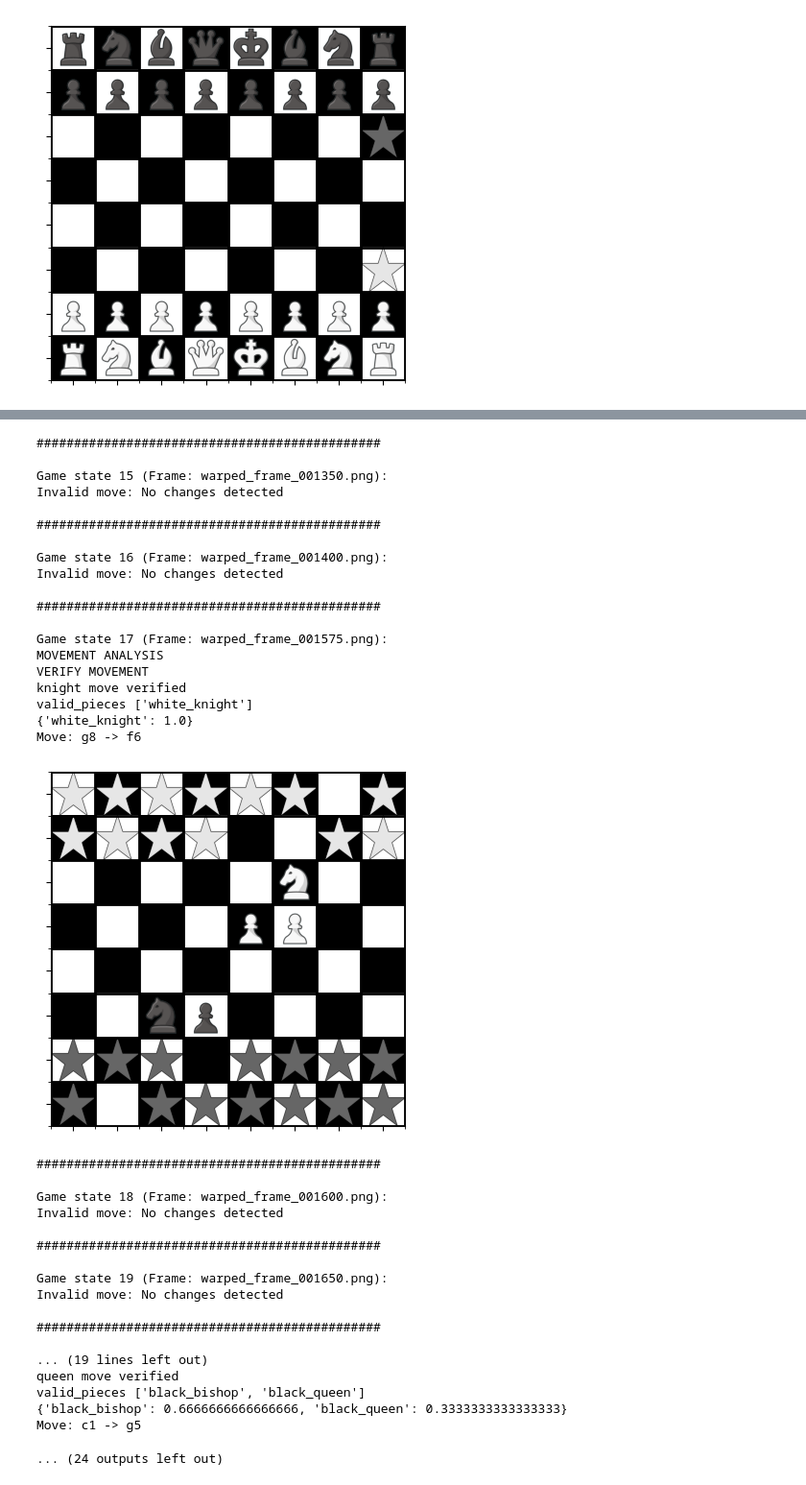
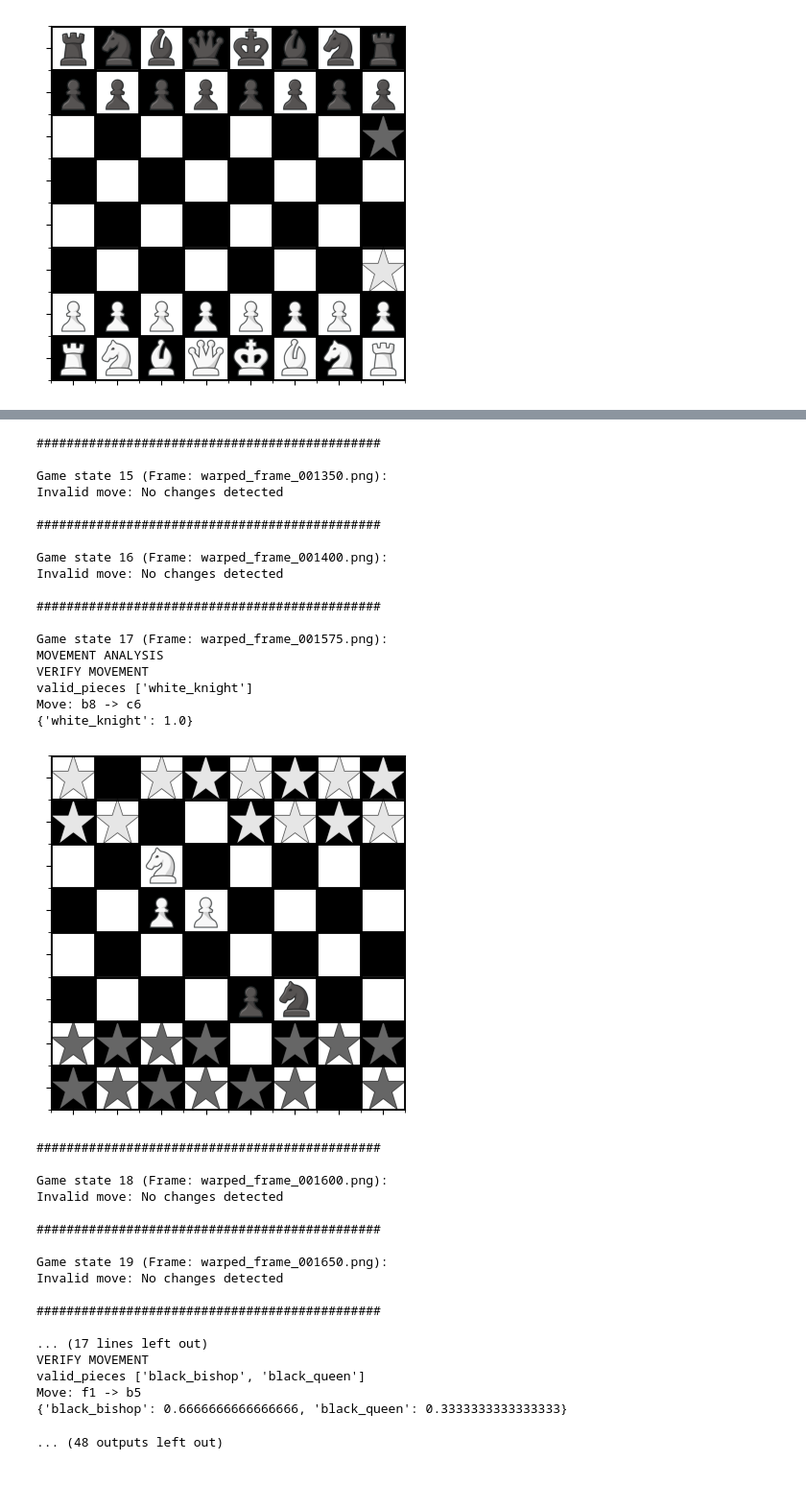
Before and after one commit to Mariusfaitducode/ChessVision, a Jupyter notebook: src/task3/game_analysis.ipynb, the cells around one changed output, grey strips where cells are left out. Shown at 96% size. Cells and saved outputs as stored; diff of their text form; code cells hidden in the pictures.

```diff
--- a/src/task3/game_analysis.ipynb
+++ b/src/task3/game_analysis.ipynb
@@ -39,6 +39,8 @@ with open('game_state.json', 'r') as f:
 
 
 last_game_state = game_data['game_states'][0]['gs']
+
+last_game_state = np.fliplr(last_game_state.copy())
 
 actualized_game_state = {}
 
@@ -54,6 +56,9 @@ for i, state in enumerate(game_data['game_states'][1:]):
 
     curr_state = np.array(state['gs'])
 
+    # prev_state = np.fliplr(prev_state.copy())
+    curr_state = np.fliplr(curr_state.copy())
+
     move_analysis = analyze_move(last_game_state, curr_state)
 
     valid_move = move_analysis['valid']
@@ -62,31 +67,36 @@ for i, state in enumerate(game_data['game_states'][1:]):
 
         last_game_state = curr_state.copy()
 
-        new_game_state, board, piece_certainty = actualize_game_state(actualized_game_state, move_analysis, curr_state)
 
-        # print(new_game_state)
+        if move_analysis['move_type'] == 'castling':
+
+            new_game_state, board, piece_certainty = actualize_game_state_with_castling(actualized_game_state, move_analysis, curr_state)
+
+        else:
+
+
+            new_game_state, board, piece_certainty = actualize_game_state(actualized_game_state, move_analysis, curr_state)
+
+
+            from_pos = move_analysis['from_pos']
+            to_pos = move_analysis['to_pos']
+            piece = move_analysis['piece']
+
+            valid_pices = move_analysis['valid_pieces']
+
+            # Convertir les positions en notation d'échecs
+            from_square = f"{chr(97 + from_pos[1])}{8 - from_pos[0]}"
+            to_square = f"{chr(97 + to_pos[1])}{8 - to_pos[0]}"
+
+            if move_analysis['move_type'] == 'move':
+
+                print(f"Move: {from_square} -> {to_square}")
+
+            else:  # capture
+                print(f"Capture: {from_square} x {to_square}")
+
 
         print(piece_certainty)
-
-
-        from_pos = move_analysis['from_pos']
-        to_pos = move_analysis['to_pos']
-        piece = move_analysis['piece']
-
-        valid_pices = move_analysis['valid_pieces']
-
-        # Convertir les positions en notation d'échecs
-        from_square = f"{chr(97 + from_pos[1])}{8 - from_pos[0]}"
-        to_square = f"{chr(97 + to_pos[1])}{8 - to_pos[0]}"
-
-        if move_analysis['move_type'] == 'move':
-
-            print(f"Move: {from_square} -> {to_square}")
-
-        else:  # capture
-            print(f"Capture: {from_square} x {to_square}")
-
-        # print(curr_state)
         draw_chessboard(board, show=True)
 
 
@@ -163,23 +172,22 @@ Move: d2 -> d3
 ##############################################
 
 Game state 15 (Frame: warped_frame_001350.png):
 Invalid move: No changes detected
 
 ##############################################
 
 Game state 16 (Frame: warped_frame_001400.png):
 Invalid move: No changes detected
 
 ##############################################
 
 Game state 17 (Frame: warped_frame_001575.png):
 MOVEMENT ANALYSIS
 VERIFY MOVEMENT
-knight move verified
 valid_pieces ['white_knight']
+Move: b8 -> c6
 {'white_knight': 1.0}
-Move: g8 -> f6
-[figure, old version]
+[figure, new version]
 ##############################################
 
 Game state 18 (Frame: warped_frame_001600.png):
@@ -192,9 +200,9 @@ Invalid move: No changes detected
 
 ##############################################
 
-... (19 lines left out)
-queen move verified
+... (17 lines left out)
+VERIFY MOVEMENT
 valid_pieces ['black_bishop', 'black_queen']
+Move: f1 -> b5
 {'black_bishop': 0.6666666666666666, 'black_queen': 0.3333333333333333}
-Move: c1 -> g5
-... (24 outputs left out)
+... (48 outputs left out)
```
Also changed, not shown: parts of 1 cell of this notebook, 3 other files.
